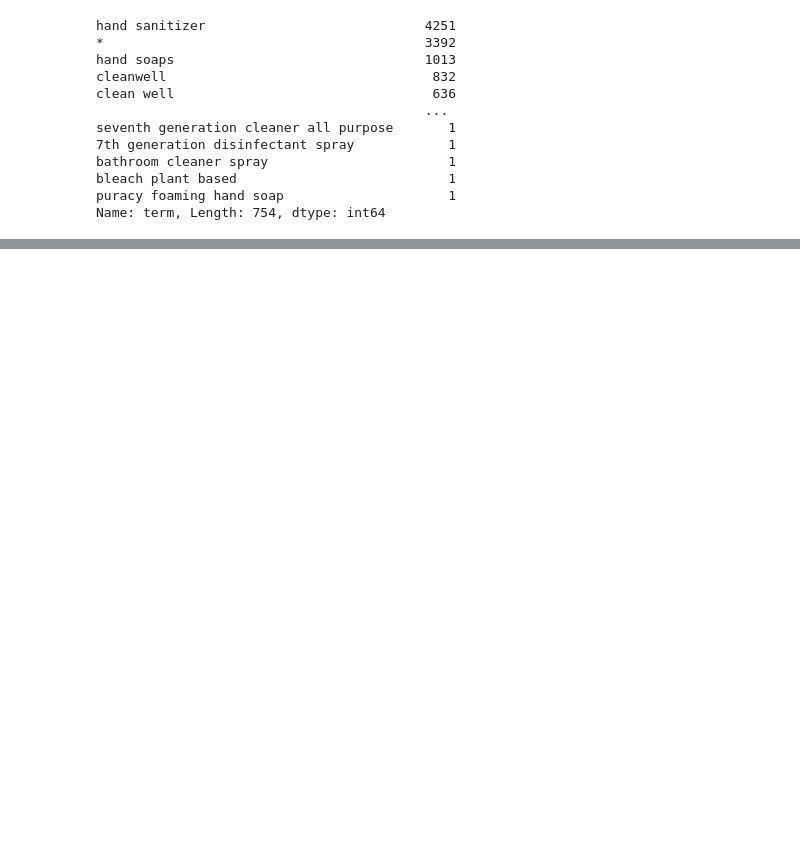
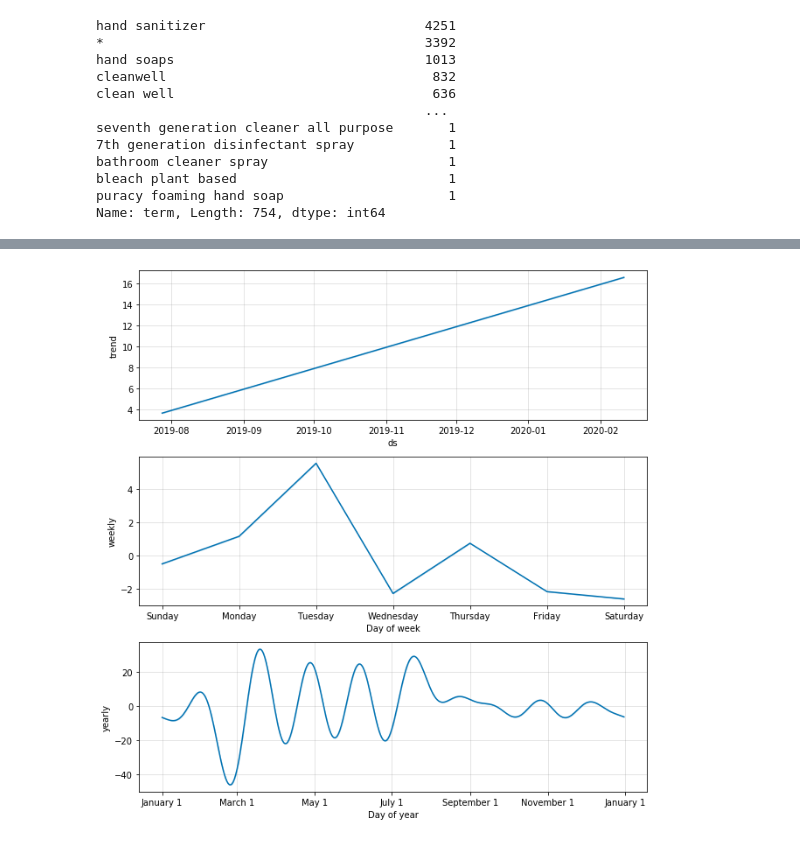
Before and after one commit to JuliaSokolova/amazon_-eCommerce_optimization, a Jupyter notebook: Search EDA.ipynb, the cells around one changed output, grey strips where cells are left out. Saved outputs shown, nothing was run; the diff lists cells and outputs as text; code cells hidden in the pictures; blank space fills up the shorter version.

```diff
--- a/Search EDA.ipynb
+++ b/Search EDA.ipynb
@@ -191,0 +299,4 @@ Name: term, Length: 754, dtype: int64
+# %%
+fig2 = m.plot_components(forecast)
+# %% [output]
+[figure, added]
```
Also changed, not shown: parts of 51 cells of this notebook, 3 other files.
